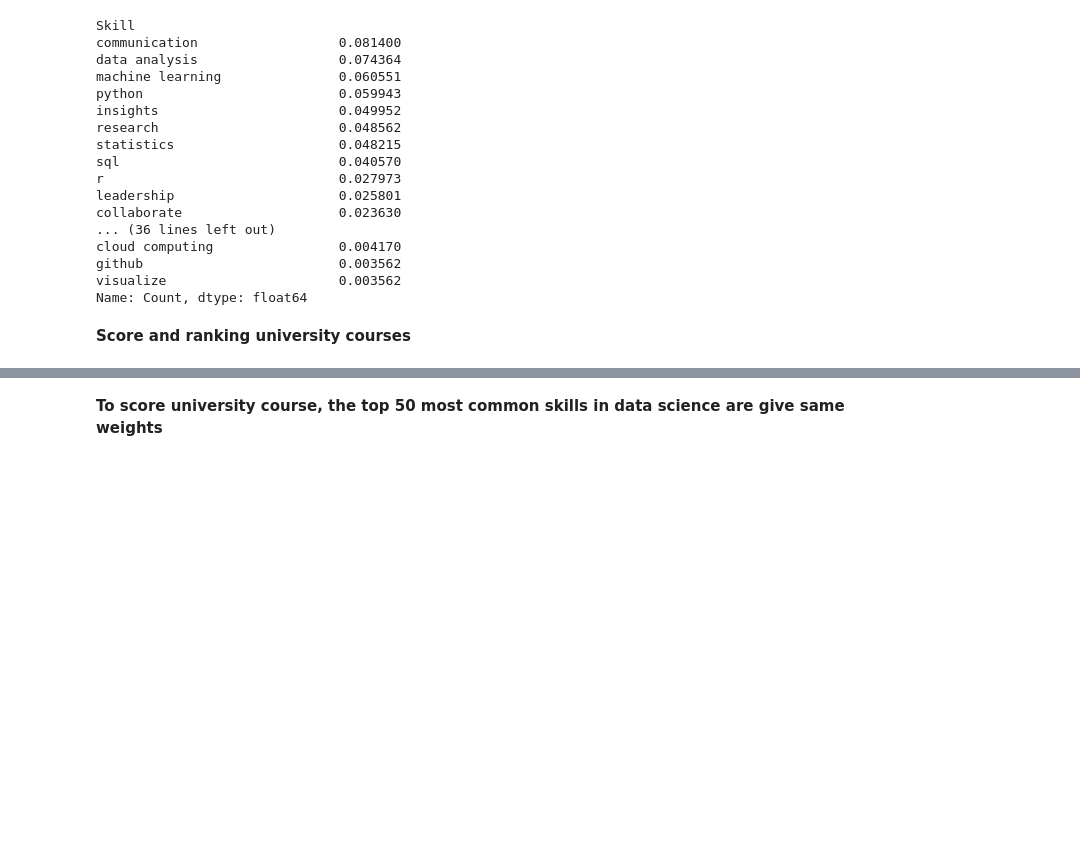
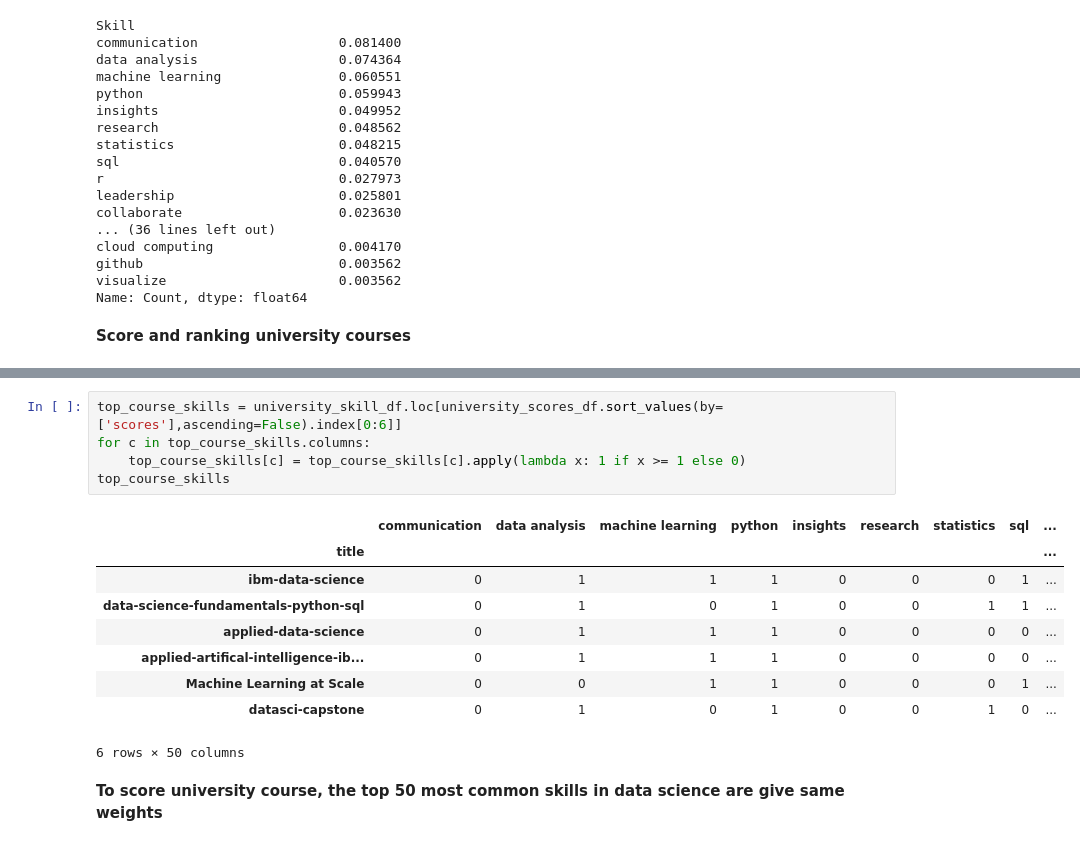
Before and after one commit to ruiqi777/Curriculum-Design, a Jupyter notebook: job_skills.ipynb, the cells around one changed output, grey strips where cells are left out. Saved outputs shown, nothing was run; the diff lists cells and outputs as text; blank space fills up the shorter version.

```diff
--- a/job_skills.ipynb
+++ b/job_skills.ipynb
@@ -528,3 +550,18 @@ university_scores_df.sort_values(by=['scores'],ascending=False)[0:20]
+# %%
+top_course_skills = university_skill_df.loc[university_scores_df.sort_values(by=['scores'],ascending=False).index[0:6]]
+for c in top_course_skills.columns:
+    top_course_skills[c] = top_course_skills[c].apply(lambda x: 1 if x >= 1 else 0)
+top_course_skills
+# %% [output]
+|  | communication | data analysis | machine learning | python | insights | research | statistics | sql | ... |
+| title |  |  |  |  |  |  |  |  | ... |
+| ibm-data-science | 0 | 1 | 1 | 1 | 0 | 0 | 0 | 1 | ... |
+| data-science-fundamentals-python-sql | 0 | 1 | 0 | 1 | 0 | 0 | 1 | 1 | ... |
+| applied-data-science | 0 | 1 | 1 | 1 | 0 | 0 | 0 | 0 | ... |
+| applied-artifical-intelligence-ib... | 0 | 1 | 1 | 1 | 0 | 0 | 0 | 0 | ... |
+| Machine Learning at Scale | 0 | 0 | 1 | 1 | 0 | 0 | 0 | 1 | ... |
+| datasci-capstone | 0 | 1 | 0 | 1 | 0 | 0 | 1 | 0 | ... |
+6 rows × 50 columns
 # %% [markdown]
 **To score university course, the top 50 most common skills in data science are give same weights**
 # %%
```
Also changed, not shown: parts of 6 cells of this notebook, 1 other file.
